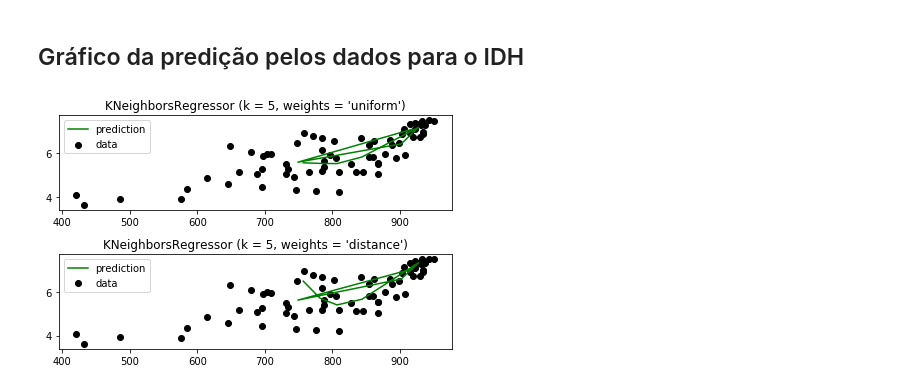
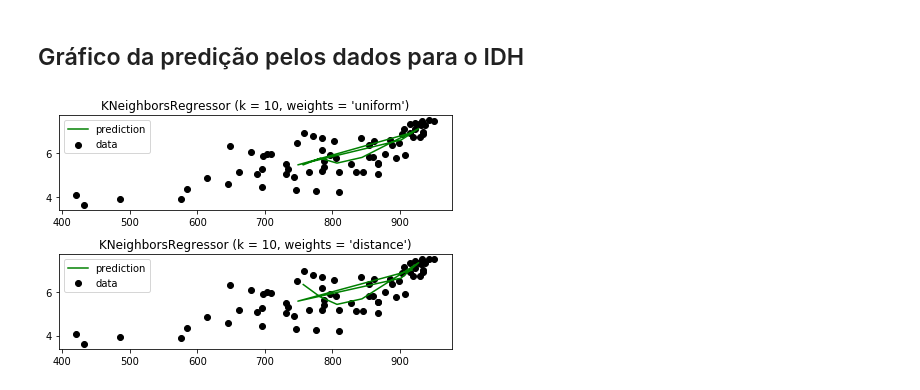
Before and after one commit to Sy2k/CD_Projeto3, a Jupyter notebook: KNeighborsRegressor.ipynb, the cells around one changed output. Drawn from its saved outputs; the diff is of its cells as text; code cells hidden in the pictures.

```diff
--- a/KNeighborsRegressor.ipynb
+++ b/KNeighborsRegressor.ipynb
@@ -389,21 +389,21 @@ r2_score(y_predict6, y_test6)
 # %% [markdown]
 ## Gráfico da predição pelos dados para o IDH
 # %%
-n_neighbors = 5
+n_neighbors = 10
 
 for i, weights in enumerate(['uniform', 'distance']):
     knn = KNeighborsRegressor(n_neighbors, weights=weights)
     y_ = knn.fit(X_train6, y_train6).predict(X_test6)
 
     plt.subplot(2, 1, i + 1)
     plt.scatter(X_train6, y_train6, c='k', label='data')
     plt.plot(X_test6, y_, c='g', label='prediction')
     plt.axis('tight')
     plt.legend()
     plt.title("KNeighborsRegressor (k = %i, weights = '%s')" % (n_neighbors,
                                                                 weights))
 
 plt.tight_layout()
 plt.show()
 # %% [output]
-[figure, old version]
+[figure, new version]
```
Also changed, not shown: 1 other file.
